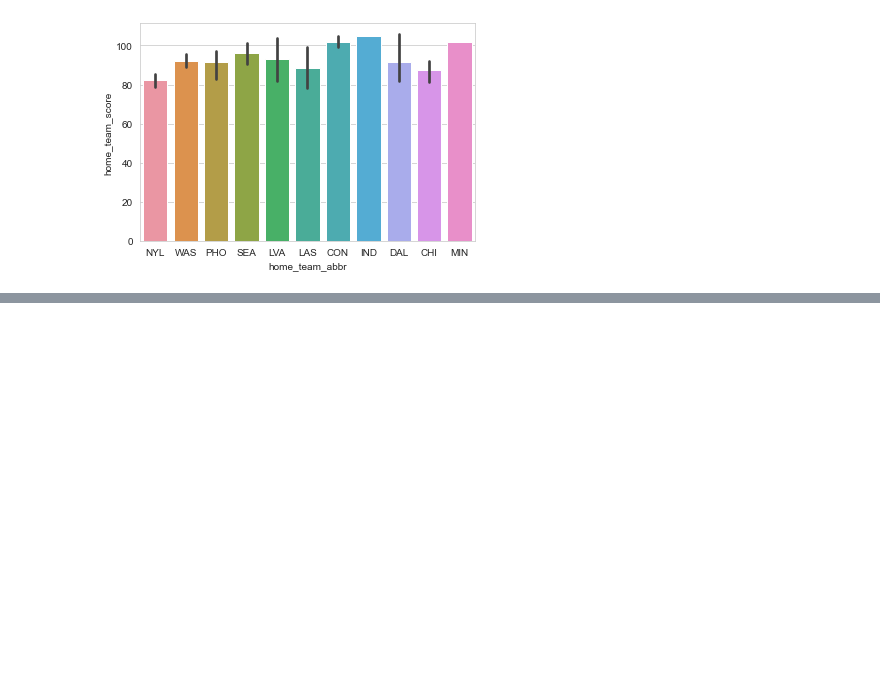
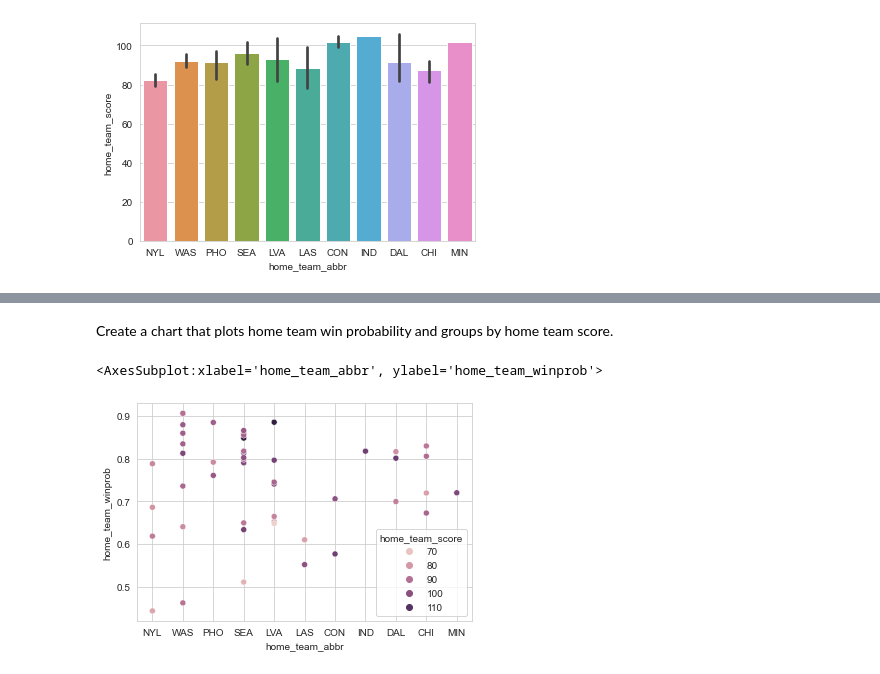
Before and after one commit to larsz-o/wnbaData, a Jupyter notebook: wnbaData.ipynb, the cells around one changed output, grey strips where cells are left out. Drawn from its saved outputs; the diff is of its cells as text; code cells hidden in the pictures; blank space fills up the shorter version.

```diff
--- a/wnbaData.ipynb
+++ b/wnbaData.ipynb
@@ -93,0 +109,7 @@ sns.barplot(x="home_team_winprob", y="home_team_abbr", data=home_wins)
+# %% [markdown]
+Create a chart that plots home team win probability and groups by home team score.
+# %%
+sns.scatterplot(x=home_wins["home_team_abbr"], y=home_wins["home_team_winprob"], hue=home_wins["home_team_score"])
+# %% [output]
+<AxesSubplot:xlabel='home_team_abbr', ylabel='home_team_winprob'>
+[figure, added]
```
Also changed, not shown: parts of 17 cells of this notebook.
